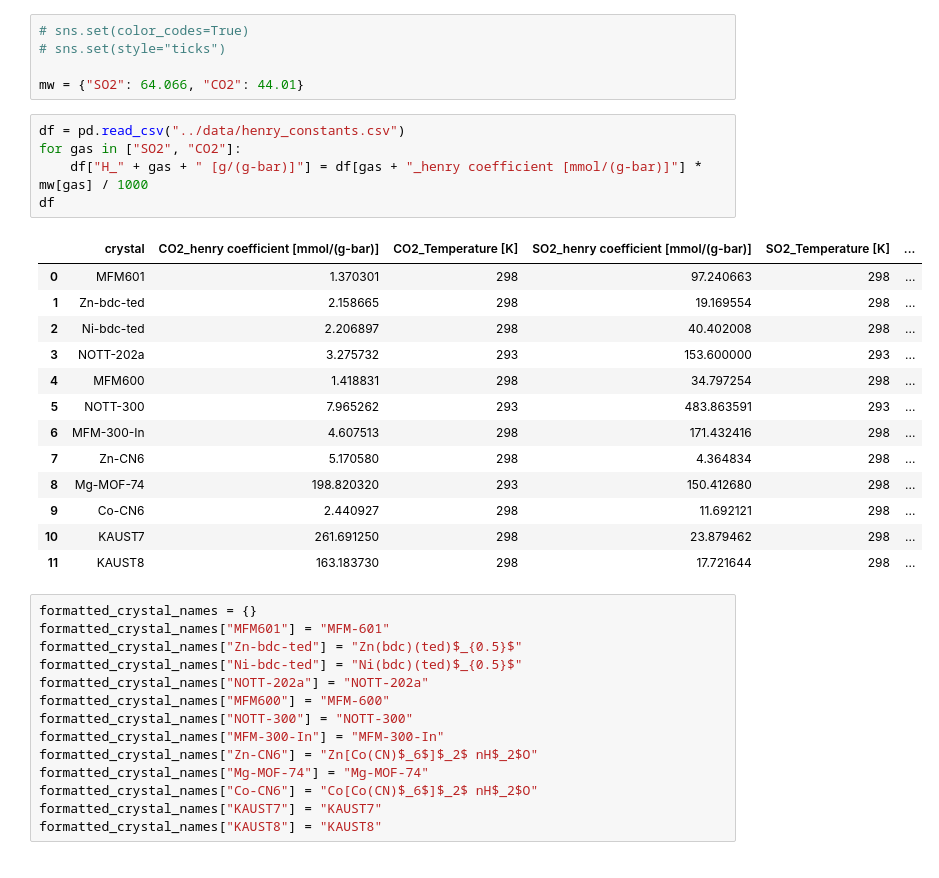
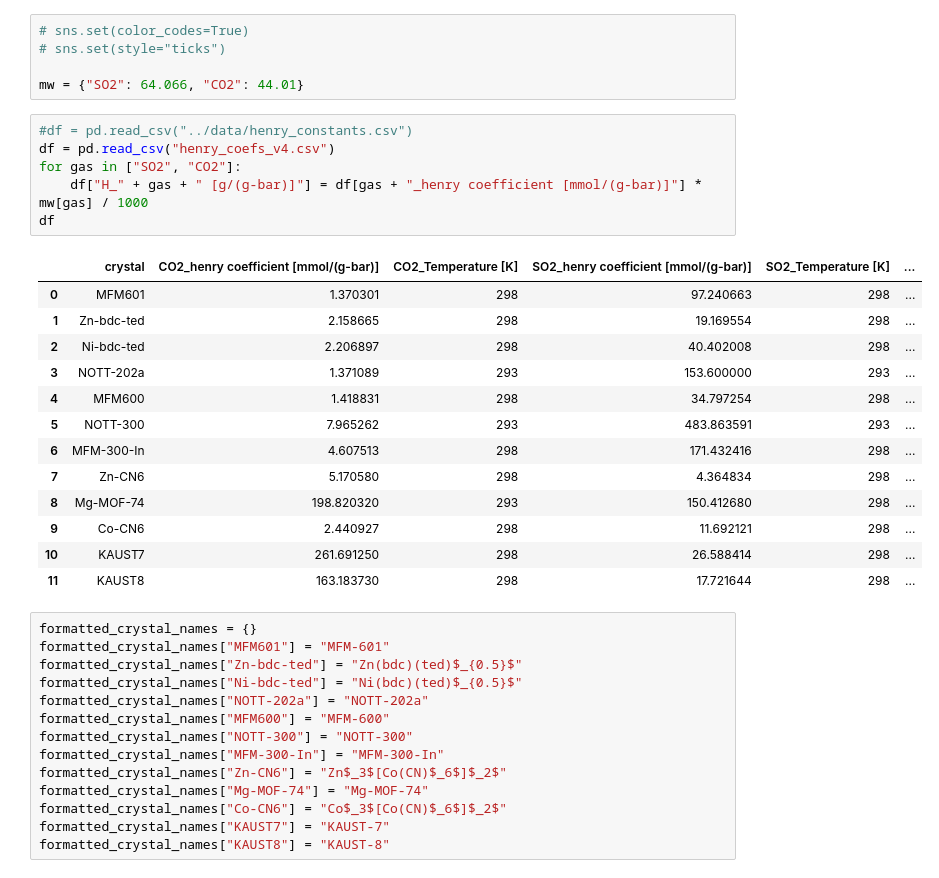
Before and after one commit to SimonEnsemble/sensor_arrays, a Jupyter notebook: src/scatter_plot_matrix.ipynb, the cells around one changed output. Cells and saved outputs as stored; diff of their text form.

```diff
--- a/src/scatter_plot_matrix.ipynb
+++ b/src/scatter_plot_matrix.ipynb
@@ -10,23 +20,24 @@ from scipy import stats
 
 mw = {"SO2": 64.066, "CO2": 44.01}
 # %%
-df = pd.read_csv("../data/henry_constants.csv")
+#df = pd.read_csv("../data/henry_constants.csv")
+df = pd.read_csv("henry_coefs_v4.csv")
 for gas in ["SO2", "CO2"]:
     df["H_" + gas + " [g/(g-bar)]"] = df[gas + "_henry coefficient [mmol/(g-bar)]"] * mw[gas] / 1000
 df
 # %% [output]
 |  | crystal | CO2_henry coefficient [mmol/(g-bar)] | CO2_Temperature [K] | SO2_henry coefficient [mmol/(g-bar)] | SO2_Temperature [K] | ... |
 | 0 | MFM601 | 1.370301 | 298 | 97.240663 | 298 | ... |
 | 1 | Zn-bdc-ted | 2.158665 | 298 | 19.169554 | 298 | ... |
 | 2 | Ni-bdc-ted | 2.206897 | 298 | 40.402008 | 298 | ... |
-| 3 | NOTT-202a | 3.275732 | 293 | 153.600000 | 293 | ... |
+| 3 | NOTT-202a | 1.371089 | 293 | 153.600000 | 293 | ... |
 | 4 | MFM600 | 1.418831 | 298 | 34.797254 | 298 | ... |
 | 5 | NOTT-300 | 7.965262 | 293 | 483.863591 | 293 | ... |
 | 6 | MFM-300-In | 4.607513 | 298 | 171.432416 | 298 | ... |
 | 7 | Zn-CN6 | 5.170580 | 298 | 4.364834 | 298 | ... |
 | 8 | Mg-MOF-74 | 198.820320 | 293 | 150.412680 | 298 | ... |
 | 9 | Co-CN6 | 2.440927 | 298 | 11.692121 | 298 | ... |
-| 10 | KAUST7 | 261.691250 | 298 | 23.879462 | 298 | ... |
+| 10 | KAUST7 | 261.691250 | 298 | 26.588414 | 298 | ... |
 | 11 | KAUST8 | 163.183730 | 298 | 17.721644 | 298 | ... |
 # %%
 formatted_crystal_names = {}
@@ -37,11 +48,11 @@ formatted_crystal_names["NOTT-202a"] = "NOTT-202a"
 formatted_crystal_names["MFM600"] = "MFM-600"
 formatted_crystal_names["NOTT-300"] = "NOTT-300"
 formatted_crystal_names["MFM-300-In"] = "MFM-300-In"
-formatted_crystal_names["Zn-CN6"] = "Zn[Co(CN)$_6$]$_2$ nH$_2$O"
+formatted_crystal_names["Zn-CN6"] = "Zn$_3$[Co(CN)$_6$]$_2$"
 formatted_crystal_names["Mg-MOF-74"] = "Mg-MOF-74"
-formatted_crystal_names["Co-CN6"] = "Co[Co(CN)$_6$]$_2$ nH$_2$O"
-formatted_crystal_names["KAUST7"] = "KAUST7"
-formatted_crystal_names["KAUST8"] = "KAUST8"
+formatted_crystal_names["Co-CN6"] = "Co$_3$[Co(CN)$_6$]$_2$"
+formatted_crystal_names["KAUST7"] = "KAUST-7"
+formatted_crystal_names["KAUST8"] = "KAUST-8"
 # %%
 g = sns.jointplot("H_CO2 [g/(g-bar)]", "H_SO2 [g/(g-bar)]", data=df,
               height=6.6, ratio=3, color="orange")
```
Also changed, not shown: parts of 6 cells of this notebook, 2 other files.
